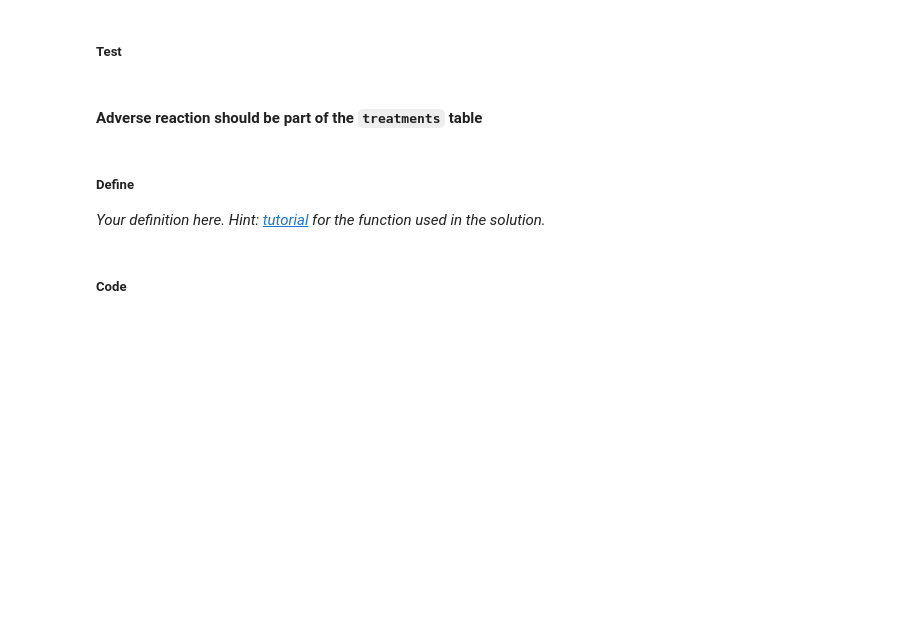
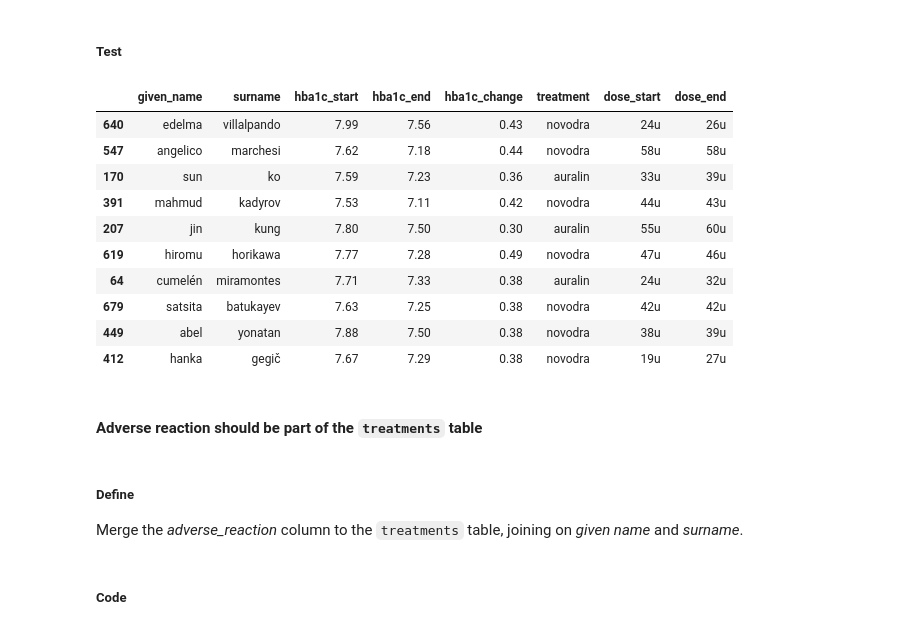
Before and after one commit to ahmed-gharib89/assessing_cleaning_data, a Jupyter notebook: cleaning-student.ipynb, the cells around one changed output. Cells and saved outputs as stored; diff of their text form; code cells hidden in the pictures; blank space fills up the shorter version.

```diff
--- a/cleaning-student.ipynb
+++ b/cleaning-student.ipynb
@@ -396,7 +411,21 @@ treatments_clean.head()
+# %%
+treatments_clean.sample(10)
+# %% [output]
+|  | given_name | surname | hba1c_start | hba1c_end | hba1c_change | treatment | dose_start | dose_end |
+| 640 | edelma | villalpando | 7.99 | 7.56 | 0.43 | novodra | 24u | 26u |
+| 547 | angelico | marchesi | 7.62 | 7.18 | 0.44 | novodra | 58u | 58u |
+| 170 | sun | ko | 7.59 | 7.23 | 0.36 | auralin | 33u | 39u |
+| 391 | mahmud | kadyrov | 7.53 | 7.11 | 0.42 | novodra | 44u | 43u |
+| 207 | jin | kung | 7.80 | 7.50 | 0.30 | auralin | 55u | 60u |
+| 619 | hiromu | horikawa | 7.77 | 7.28 | 0.49 | novodra | 47u | 46u |
+| 64 | cumelén | miramontes | 7.71 | 7.33 | 0.38 | auralin | 24u | 32u |
+| 679 | satsita | batukayev | 7.63 | 7.25 | 0.38 | novodra | 42u | 42u |
+| 449 | abel | yonatan | 7.88 | 7.50 | 0.38 | novodra | 38u | 39u |
+| 412 | hanka | gegič | 7.67 | 7.29 | 0.38 | novodra | 19u | 27u |
 # %% [markdown]
 #### Adverse reaction should be part of the `treatments` table
-# %% [markdown]
-##### Define
-*Your definition here. Hint: [tutorial](https://chrisalbon.com/python/pandas_join_merge_dataframe.html) for the function used in the solution.*
+# %% [markdown]
+##### Define
+Merge the *adverse_reaction* column to the `treatments` table, joining on *given name* and *surname*.
 # %% [markdown]
 ##### Code
```
Also changed, not shown: parts of 24 cells of this notebook.
